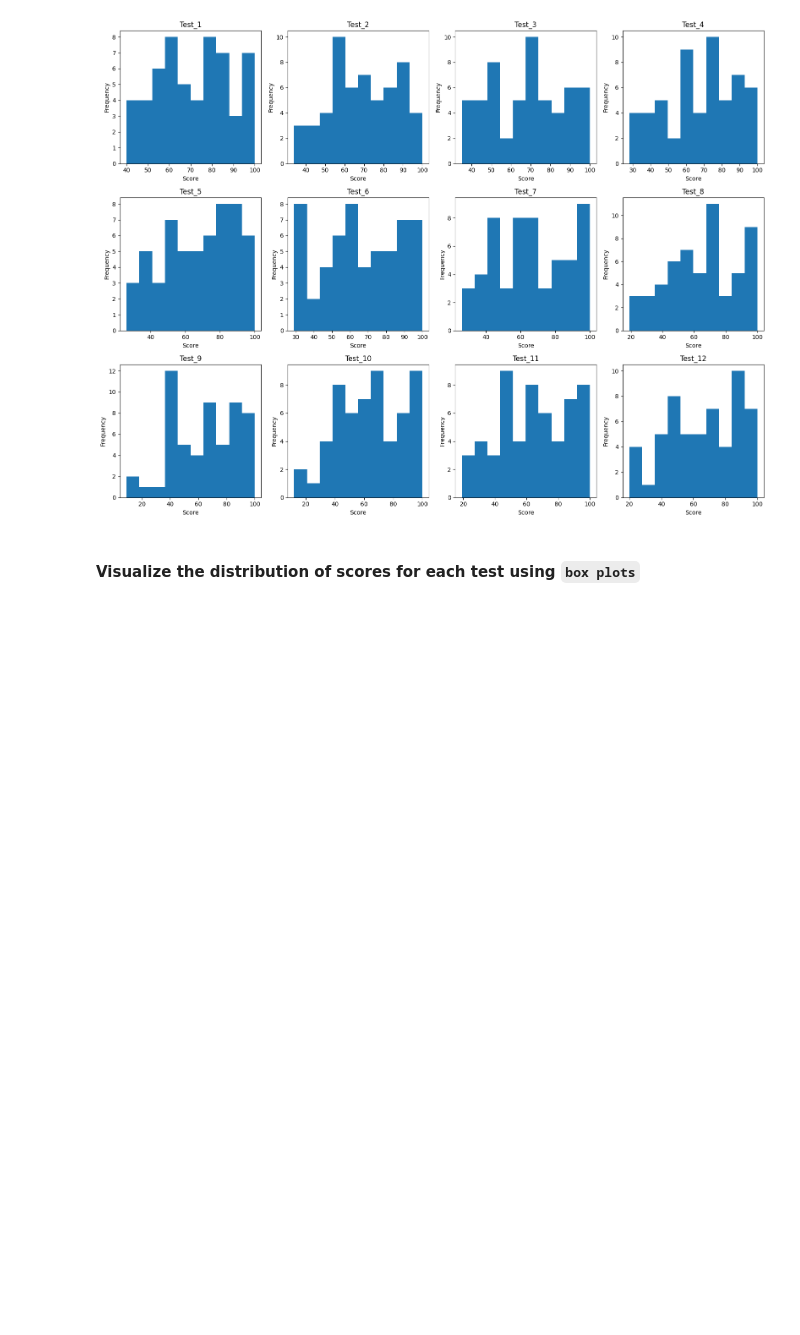
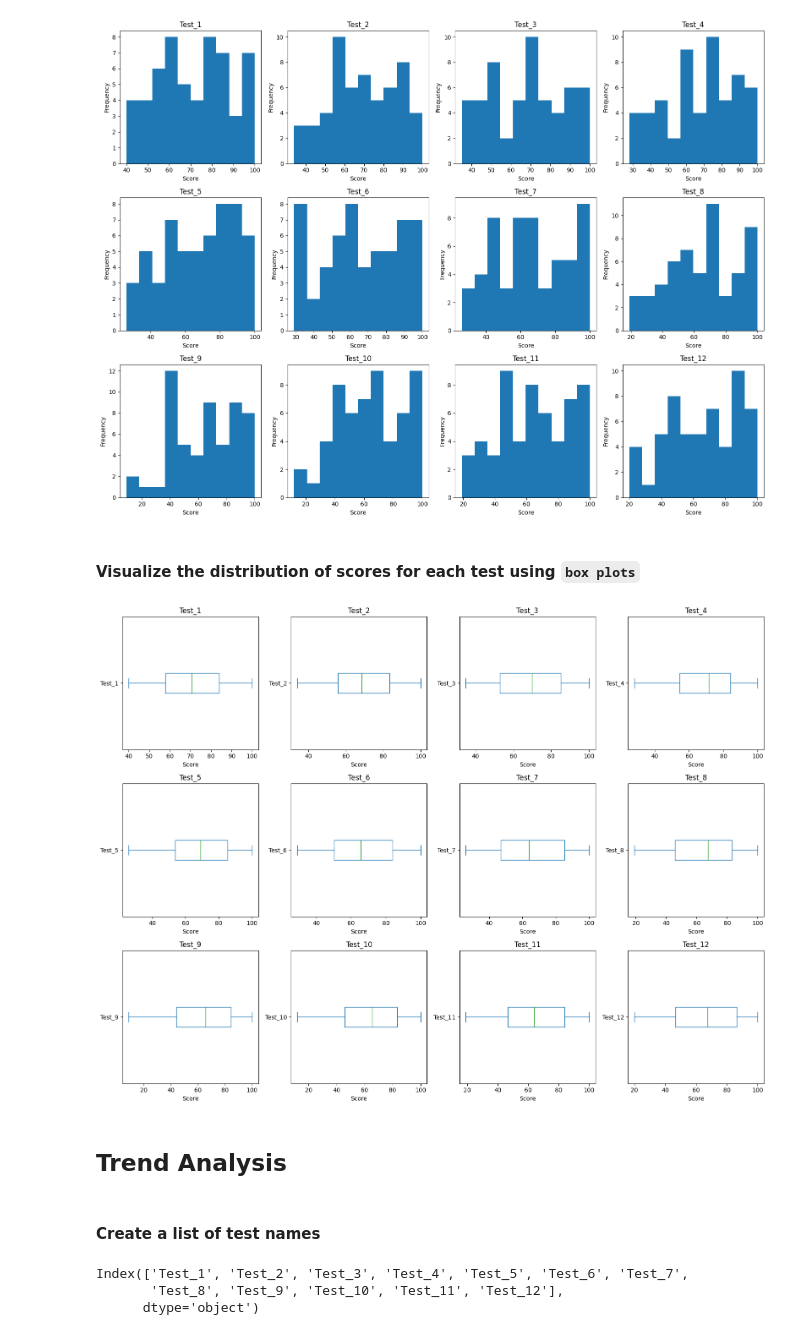
Before and after one commit to Nathan-Seeley/World_Peace_trends, a Jupyter notebook: notebook.ipynb, the cells around one changed output. Saved outputs shown, nothing was run; the diff lists cells and outputs as text; code cells hidden in the pictures; blank space fills up the shorter version.

Commit message:
Created a list of test names

```diff
--- a/notebook.ipynb
+++ b/notebook.ipynb
@@ -125,10 +125,23 @@ plt.show()
 # %%
 fig, axes = plt.subplots(nrows=3, ncols=4, figsize=(16, 12))
 
-for i, col in enumerate (df.columns[1:]):
+for i, col in enumerate (df.columns[:]):
     ax = axes[i // 4, i % 4]
     df[col].plot(kind='box', ax=ax, vert=False, title=col)
     ax.set_xlabel('Score')
 
 plt.tight_layout()
 plt.show()
+# %% [output]
+[figure, added]
+# %% [markdown]
+## Trend Analysis
+# %% [markdown]
+#### Create a list of test names
+# %%
+test_names = df.columns[:]
+test_names
+# %% [output]
+Index(['Test_1', 'Test_2', 'Test_3', 'Test_4', 'Test_5', 'Test_6', 'Test_7',
+       'Test_8', 'Test_9', 'Test_10', 'Test_11', 'Test_12'],
+      dtype='object')
```
Also changed, not shown: parts of 4 cells of this notebook.
